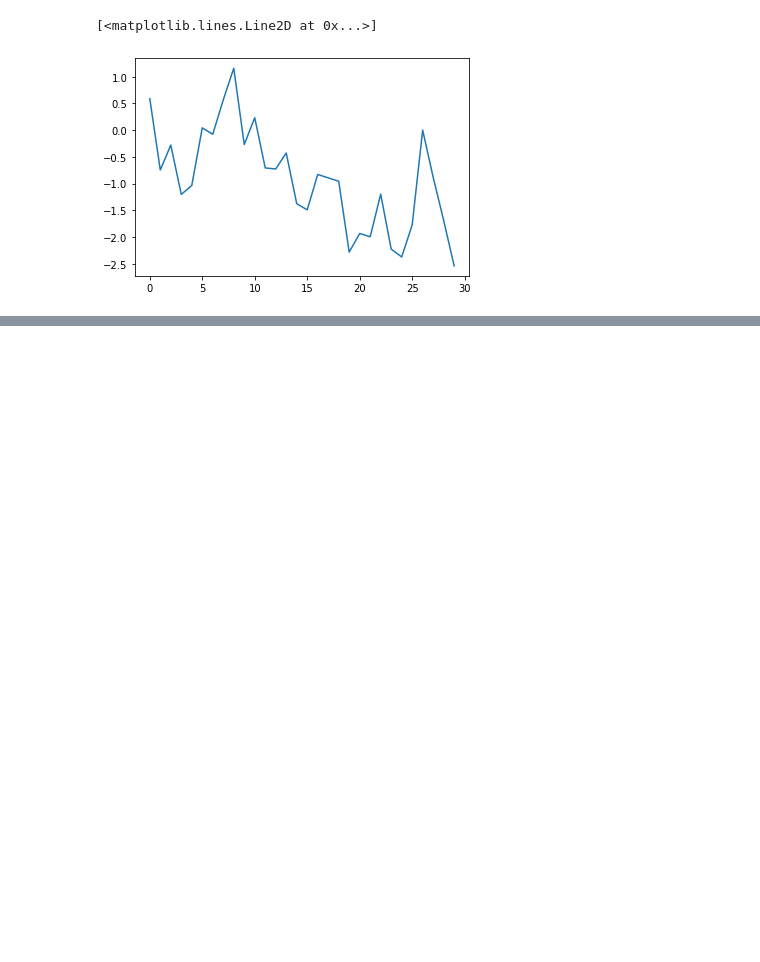
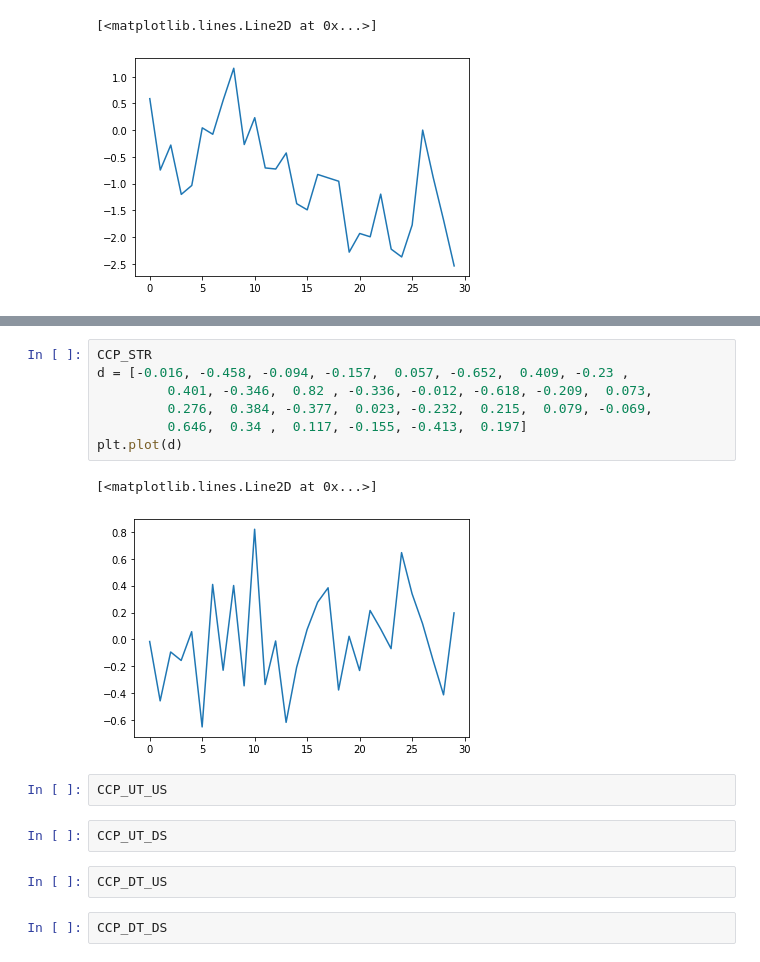
Before and after one commit to shiunru/M10821053, a Jupyter notebook: montecarlo.ipynb, the cells around one changed output, grey strips where cells are left out. Saved outputs shown, nothing was run; the diff lists cells and outputs as text; blank space fills up the shorter version.

```diff
--- a/montecarlo.ipynb
+++ b/montecarlo.ipynb
@@ -78,0 +93,18 @@ CCP_STR
+# %%
+CCP_STR
+d = [-0.016, -0.458, -0.094, -0.157,  0.057, -0.652,  0.409, -0.23 ,
+         0.401, -0.346,  0.82 , -0.336, -0.012, -0.618, -0.209,  0.073,
+         0.276,  0.384, -0.377,  0.023, -0.232,  0.215,  0.079, -0.069,
+         0.646,  0.34 ,  0.117, -0.155, -0.413,  0.197]
+plt.plot(d)
+# %% [output]
+[<matplotlib.lines.Line2D at 0x...>]
+[figure, added]
+# %%
+CCP_UT_US
+# %%
+CCP_UT_DS
+# %%
+CCP_DT_US
+# %%
+CCP_DT_DS
```
Also changed, not shown: parts of 5 cells of this notebook, 2 other files.
